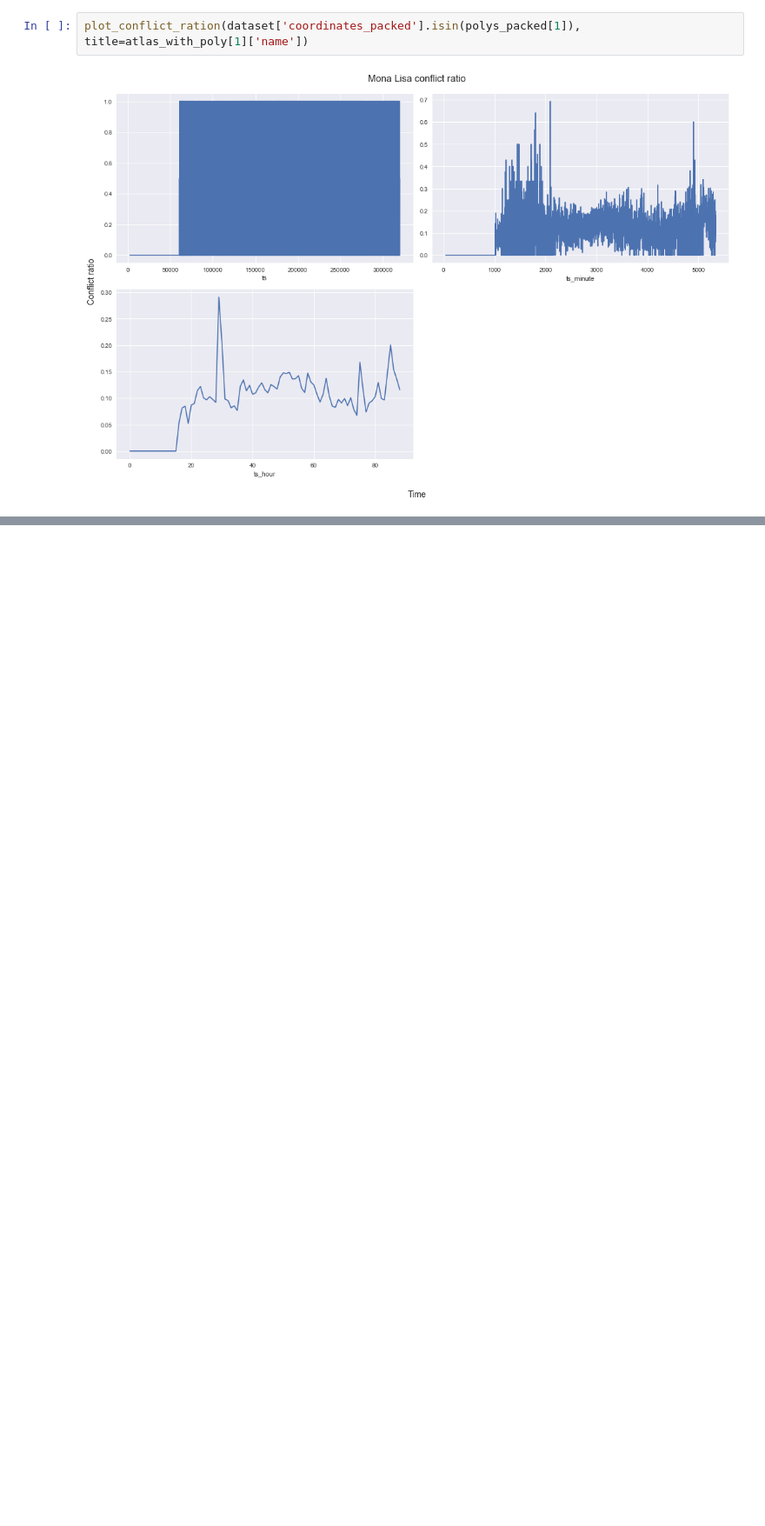
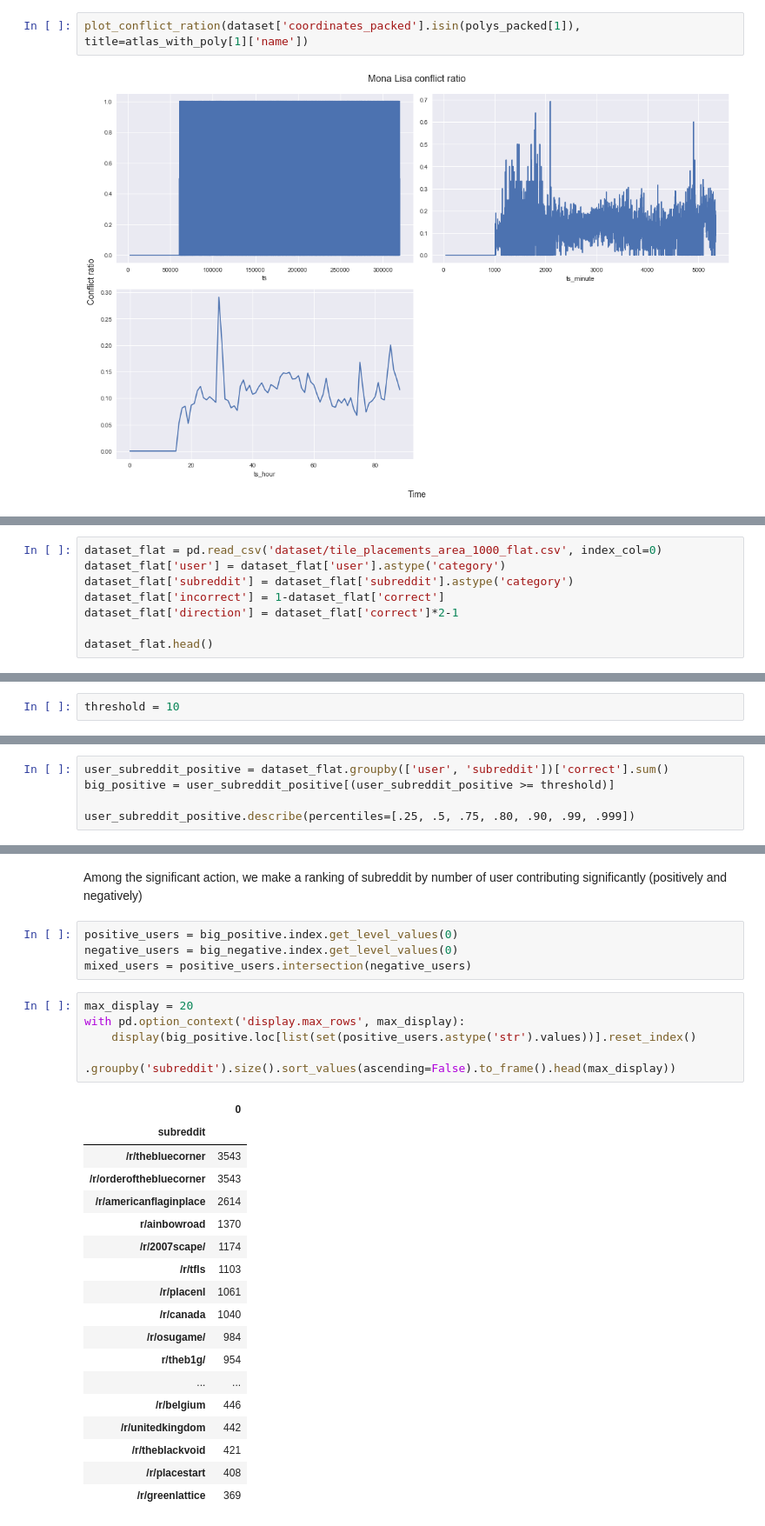
Before and after one commit to cedricviaccoz/warsonrplace, a Jupyter notebook: General conflict.ipynb, the cells around one changed output, grey strips where cells are left out. Shown at 87% size. Saved outputs shown, nothing was run; the diff lists cells and outputs as text; blank space fills up the shorter version.

```diff
--- a/General conflict.ipynb
+++ b/General conflict.ipynb
@@ -94,0 +126,8 @@ plot_conflict_ration(dataset['coordinates_packed'].isin(polys_packed[1]), title=
+# %%
+dataset_flat = pd.read_csv('dataset/tile_placements_area_1000_flat.csv', index_col=0)
+dataset_flat['user'] = dataset_flat['user'].astype('category')
+dataset_flat['subreddit'] = dataset_flat['subreddit'].astype('category')
+dataset_flat['incorrect'] = 1-dataset_flat['correct']
+dataset_flat['direction'] = dataset_flat['correct']*2-1
+
+dataset_flat.head()
@@ -94,0 +138,2 @@ plot_conflict_ration(dataset['coordinates_packed'].isin(polys_packed[1]), title=
+# %%
+threshold = 10
@@ -94,0 +142,5 @@ plot_conflict_ration(dataset['coordinates_packed'].isin(polys_packed[1]), title=
+# %%
+user_subreddit_positive = dataset_flat.groupby(['user', 'subreddit'])['correct'].sum()
+big_positive = user_subreddit_positive[(user_subreddit_positive >= threshold)]
+
+user_subreddit_positive.describe(percentiles=[.25, .5, .75, .80, .90, .99, .999])
@@ -94,0 +180,30 @@ plot_conflict_ration(dataset['coordinates_packed'].isin(polys_packed[1]), title=
+# %% [markdown]
+Among the significant action, we make a ranking of subreddit by number of user contributing significantly (positively and negatively)
+# %%
+positive_users = big_positive.index.get_level_values(0)
+negative_users = big_negative.index.get_level_values(0)
+mixed_users = positive_users.intersection(negative_users)
+# %%
+max_display = 20
+with pd.option_context('display.max_rows', max_display):
+    display(big_positive.loc[list(set(positive_users.astype('str').values))].reset_index()
+         .groupby('subreddit').size().sort_values(ascending=False).to_frame().head(max_display))
+# %% [output]
+|  | 0 |
+| subreddit |  |
+| /r/thebluecorner | 3543 |
+| /r/orderofthebluecorner | 3543 |
+| /r/americanflaginplace | 2614 |
+| r/ainbowroad | 1370 |
+| /r/2007scape/ | 1174 |
+| /r/tfls | 1103 |
+| /r/placenl | 1061 |
+| /r/canada | 1040 |
+| /r/osugame/ | 984 |
+| r/theb1g/ | 954 |
+| ... | ... |
+| /r/belgium | 446 |
+| /r/unitedkingdom | 442 |
+| /r/theblackvoid | 421 |
+| /r/placestart | 408 |
+| /r/greenlattice | 369 |
```
Also changed, not shown: parts of 24 cells of this notebook.
